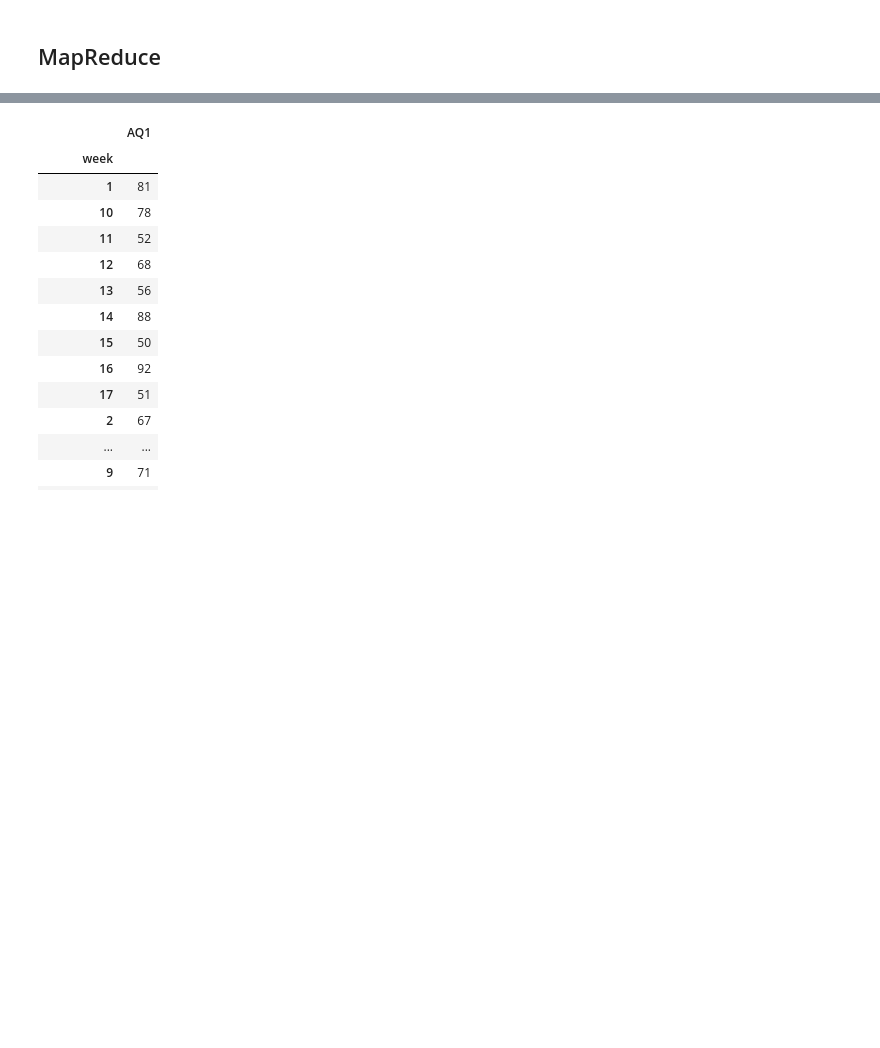
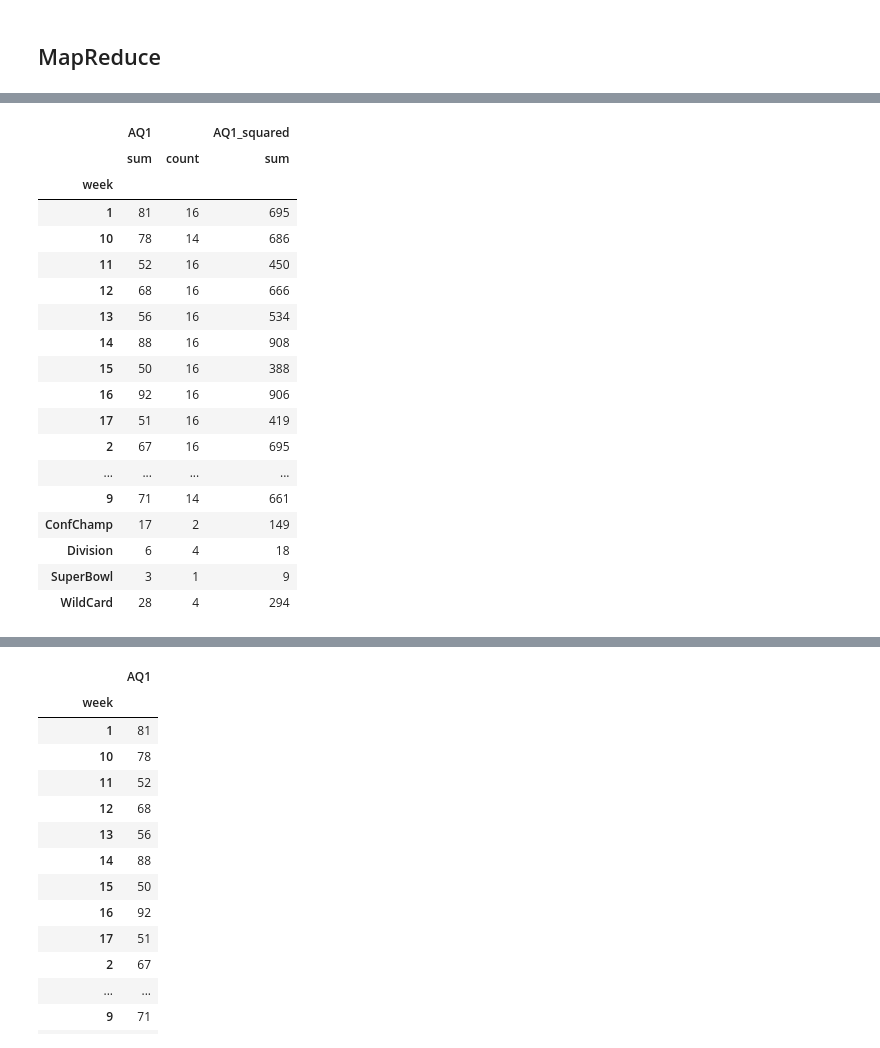
Before and after one commit to scimaksim/Python_graduate_coursework, a Jupyter notebook: HW6/Nikiforov_Assignment_6.ipynb, the cells around one changed output, grey strips where cells are left out. Cells and saved outputs as stored; diff of their text form; code cells hidden in the pictures; blank space fills up the shorter version.

```diff
--- a/HW6/Nikiforov_Assignment_6.ipynb
+++ b/HW6/Nikiforov_Assignment_6.ipynb
@@ -40,3 +57,24 @@ sample_data = pd.read_csv("season_2002.csv")
 # %%
-grouped_data = sample_data[["week", "AQ1"]].groupby("week")
+grouped_data = sample_data[["week", "AQ1", "AQ1_squared"]]
+grouped_data.groupby("week").agg({"AQ1": ["sum", "count"], "AQ1_squared": ["sum"]})
+# %% [output]
+|  | AQ1 |  | AQ1_squared |
+|  | sum | count | sum |
+| week |  |  |  |
+| 1 | 81 | 16 | 695 |
+| 10 | 78 | 14 | 686 |
+| 11 | 52 | 16 | 450 |
+| 12 | 68 | 16 | 666 |
+| 13 | 56 | 16 | 534 |
+| 14 | 88 | 16 | 908 |
+| 15 | 50 | 16 | 388 |
+| 16 | 92 | 16 | 906 |
+| 17 | 51 | 16 | 419 |
+| 2 | 67 | 16 | 695 |
+| ... | ... | ... | ... |
+| 9 | 71 | 14 | 661 |
+| ConfChamp | 17 | 2 | 149 |
+| Division | 6 | 4 | 18 |
+| SuperBowl | 3 | 1 | 9 |
+| WildCard | 28 | 4 | 294 |
 # %%
```
Also changed, not shown: parts of 3 cells of this notebook.
